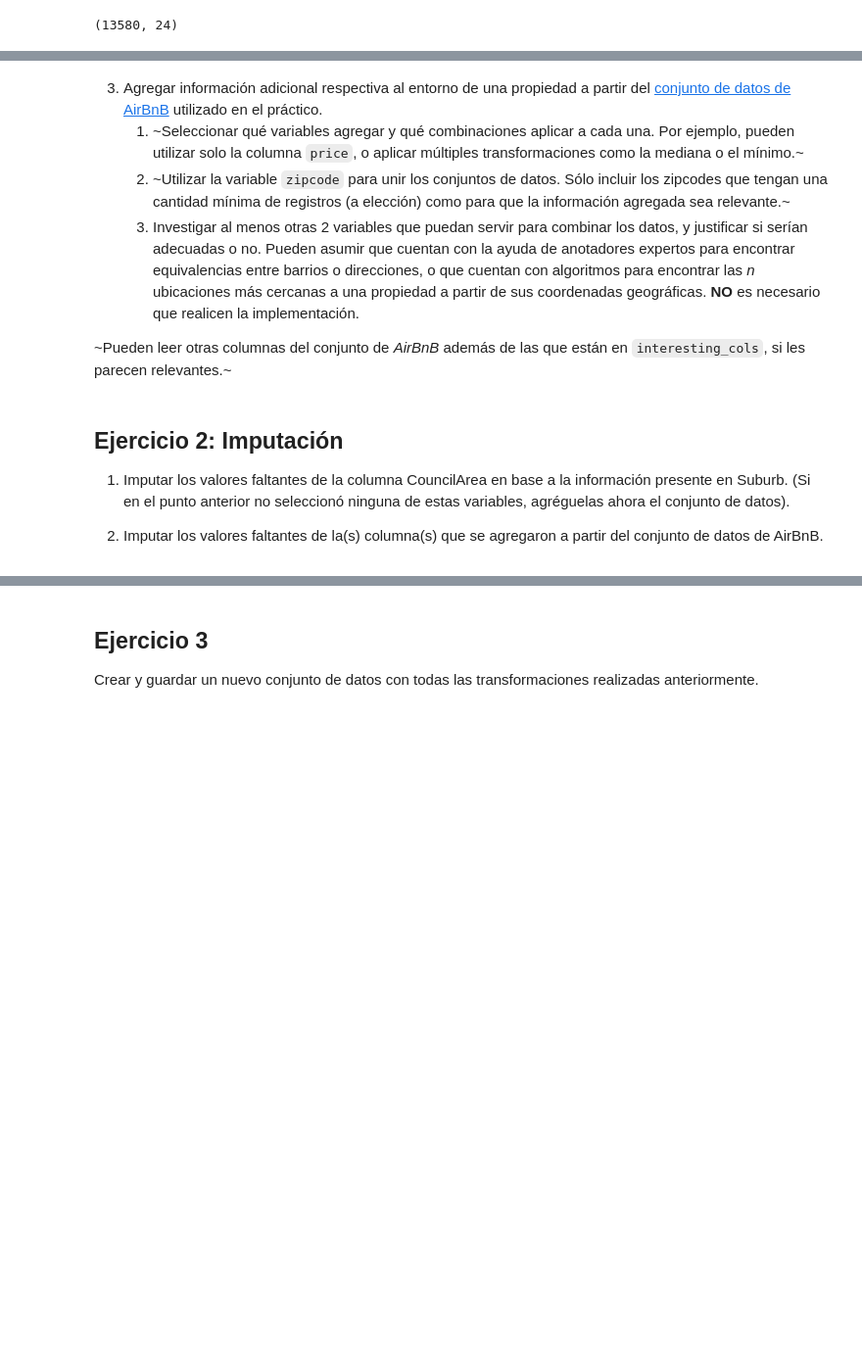
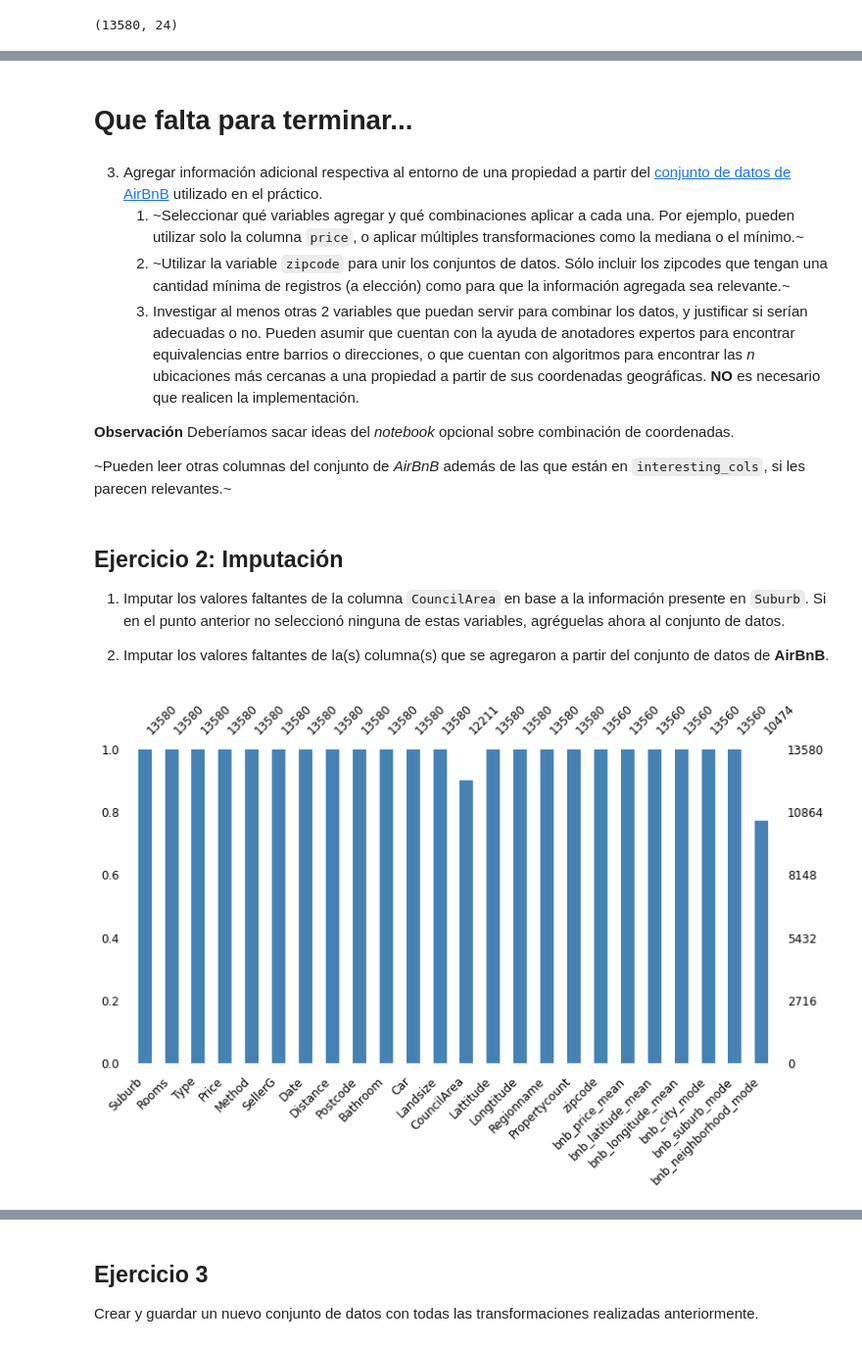
Before and after one commit to mgobbi289/DiploDatos, a Jupyter notebook: AnalisisyCuracion/Entregable_Parte_1.ipynb, the cells around one changed output, grey strips where cells are left out. Shown at 98% size. Cells and saved outputs as stored; diff of their text form; code cells hidden in the pictures; blank space fills up the shorter version.

```diff
--- a/AnalisisyCuracion/Entregable_Parte_1.ipynb
+++ b/AnalisisyCuracion/Entregable_Parte_1.ipynb
@@ -698,7 +698,7 @@ Records in Airbnb df with corresponding code from Melbourne df: 0.93055801594331
 # %% [markdown]
 Ya estamos en condiciones para aplicar el *merge*, solo resta agregar los datos que comparten `zipcode` en el conjunto de datos de **AirBnB**.
 # %%
-relevant_cols = ['price', 'zipcode', 'latitude', 'longitude', 'city', 'suburb', 'neighborhood']
+relevant_cols = ['zipcode', 'price', 'latitude', 'longitude', 'city', 'suburb', 'neighborhood']
 # %%
 def agg_mode(series):
     """
@@ -750,7 +748,12 @@ merged_df.shape
+# %% [markdown]
+# Que falta para terminar...
 # %% [markdown]
 3. Agregar información adicional respectiva al entorno de una propiedad a partir del [conjunto de datos de AirBnB](https://www.kaggle.com/tylerx/melbourne-airbnb-open-data?select=cleansed_listings_dec18.csv) utilizado en el práctico.
     1. ~Seleccionar qué variables agregar y qué combinaciones aplicar a cada una. Por ejemplo, pueden utilizar solo la columna `price`, o aplicar múltiples transformaciones como la mediana o el mínimo.~
     2. ~Utilizar la variable `zipcode` para unir los conjuntos de datos. Sólo incluir los zipcodes que tengan una cantidad mínima de registros (a elección) como para que la información agregada sea relevante.~
     3. Investigar al menos otras 2 variables que puedan servir para combinar los datos, y justificar si serían adecuadas o no. Pueden asumir que cuentan con la ayuda de anotadores expertos para encontrar equivalencias entre barrios o direcciones, o que cuentan con algoritmos para encontrar las *n* ubicaciones más cercanas a una propiedad a partir de sus coordenadas geográficas. **NO** es necesario que realicen la implementación.
 
+**Observación**
+Deberíamos sacar ideas del *notebook* opcional sobre combinación de coordenadas.
+
 ~Pueden leer otras columnas del conjunto de *AirBnB* además de las que están en `interesting_cols`, si les parecen relevantes.~
@@ -769,6 +760,13 @@ merged_df.shape
 # %% [markdown]
 ## Ejercicio 2: Imputación
 
-1. Imputar los valores faltantes de la columna CouncilArea en base a la información presente en Suburb. (Si en el punto anterior no seleccionó ninguna de estas variables, agréguelas ahora el conjunto de datos).
+1. Imputar los valores faltantes de la columna `CouncilArea` en base a la información presente en `Suburb`. Si en el punto anterior no seleccionó ninguna de estas variables, agréguelas ahora al conjunto de datos.
 
-2. Imputar los valores faltantes de la(s) columna(s) que se agregaron a partir del conjunto de datos de AirBnB.
+2. Imputar los valores faltantes de la(s) columna(s) que se agregaron a partir del conjunto de datos de **AirBnB**.
+# %%
+# Copiamos nuestro dataset
+full_df = merged_df.copy()
+# %%
+msno.bar(full_df, figsize=(12, 6), fontsize=12, color='steelblue');
+# %% [output]
+[figure, added]
```
Also changed, not shown: parts of 23 cells of this notebook.
